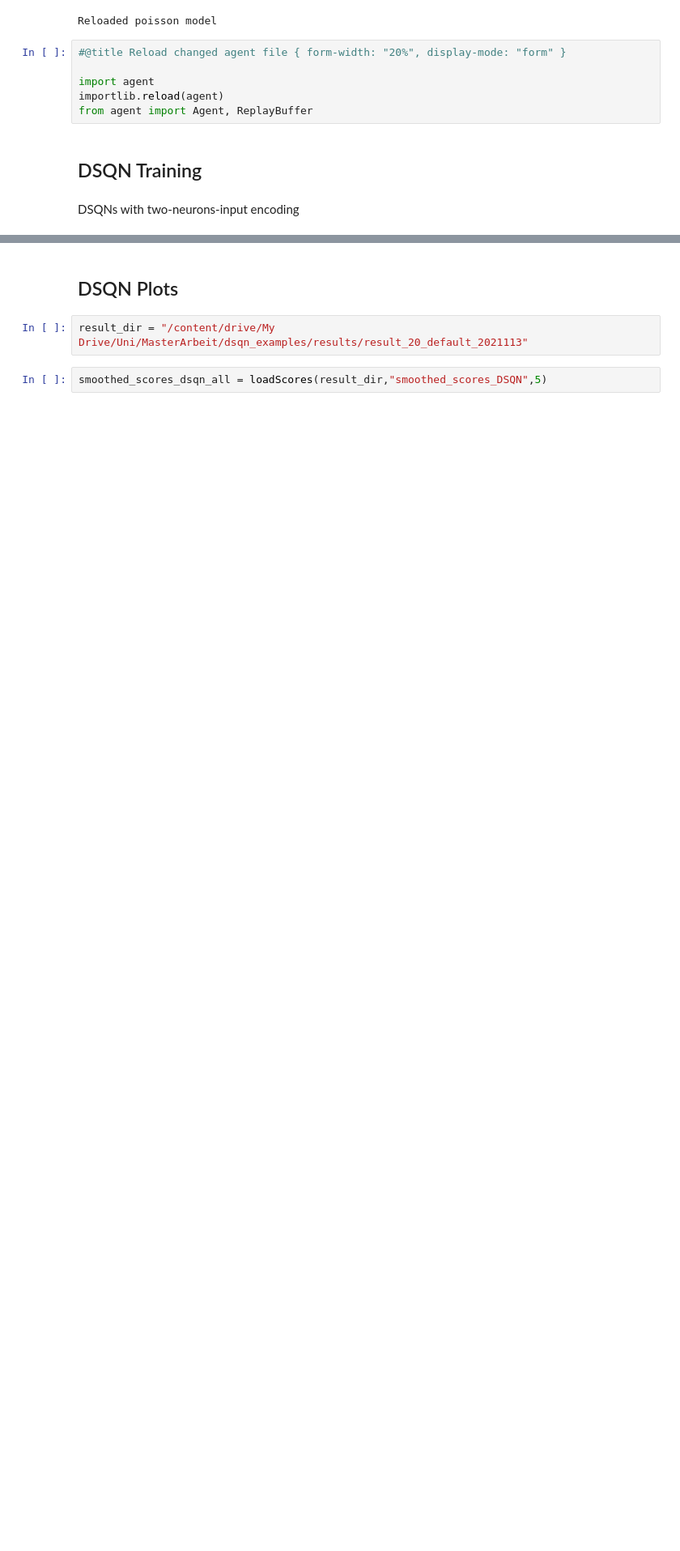
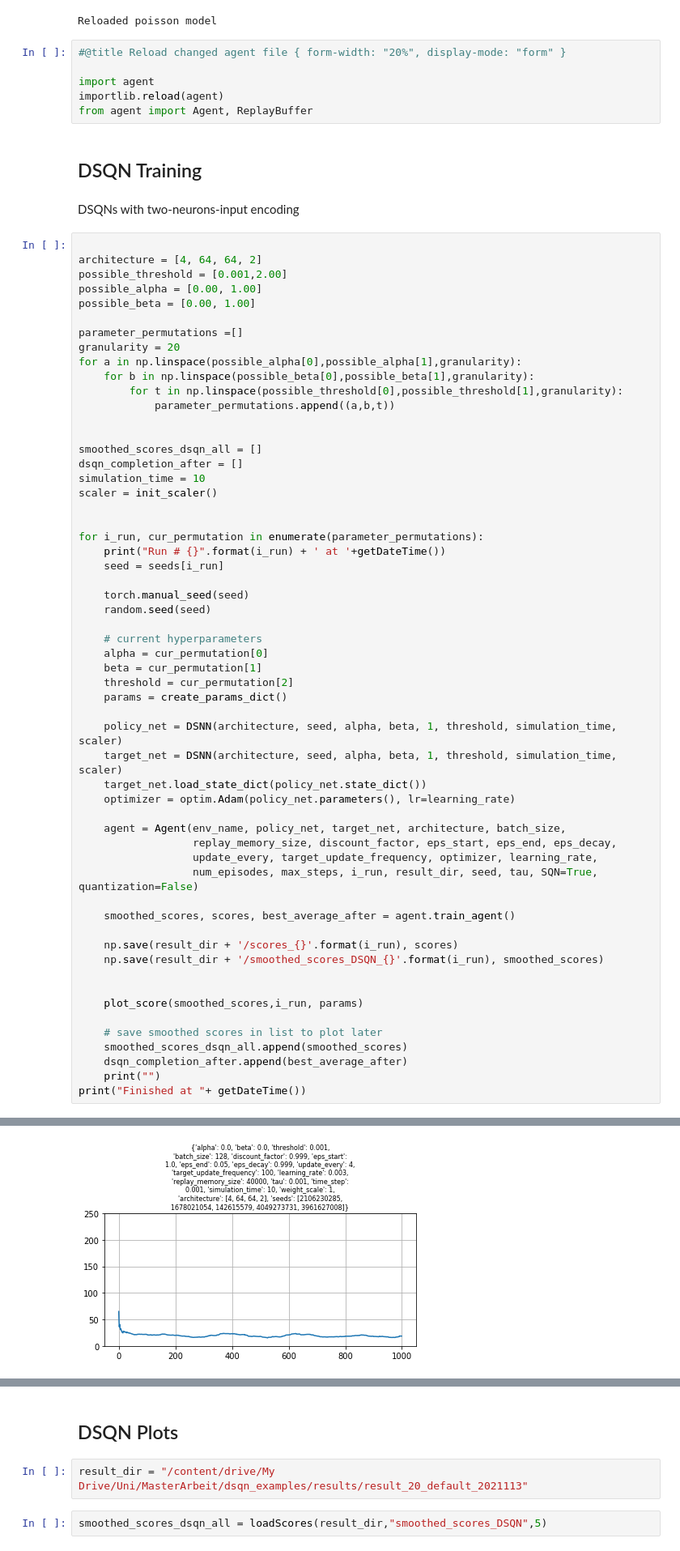
Before and after one commit to mensahd/dsqn_openaigym, a Jupyter notebook: DQN-Cartpole/training_q_learning.ipynb, the cells around one changed output, grey strips where cells are left out. Shown: that part at 81% size. Cells and saved outputs as stored; diff of their text form; blank space fills up the shorter version.

```diff
--- a/DQN-Cartpole/training_q_learning.ipynb
+++ b/DQN-Cartpole/training_q_learning.ipynb
@@ -324,3 +334,61 @@ from agent import Agent, ReplayBuffer
 ## DSQN Training
 # %% [markdown]
 DSQNs with two-neurons-input encoding
+# %%
+
+architecture = [4, 64, 64, 2]
+possible_threshold = [0.001,2.00]
+possible_alpha = [0.00, 1.00]
+possible_beta = [0.00, 1.00]
+
+parameter_permutations =[]
+granularity = 20
+for a in np.linspace(possible_alpha[0],possible_alpha[1],granularity):
+    for b in np.linspace(possible_beta[0],possible_beta[1],granularity):
+        for t in np.linspace(possible_threshold[0],possible_threshold[1],granularity):
+            parameter_permutations.append((a,b,t))
+
+
+smoothed_scores_dsqn_all = []
+dsqn_completion_after = []
+simulation_time = 10
+scaler = init_scaler()
+
+
+for i_run, cur_permutation in enumerate(parameter_permutations):
+    print("Run # {}".format(i_run) + ' at '+getDateTime())
+    seed = seeds[i_run]
+
+    torch.manual_seed(seed)
+    random.seed(seed)
+
+    # current hyperparameters
+    alpha = cur_permutation[0]
+    beta = cur_permutation[1]
+    threshold = cur_permutation[2]
+    params = create_params_dict()
+
+    policy_net = DSNN(architecture, seed, alpha, beta, 1, threshold, simulation_time, scaler)
+    target_net = DSNN(architecture, seed, alpha, beta, 1, threshold, simulation_time, scaler)
+    target_net.load_state_dict(policy_net.state_dict())
+    optimizer = optim.Adam(policy_net.parameters(), lr=learning_rate)
+
+    agent = Agent(env_name, policy_net, target_net, architecture, batch_size,
+                  replay_memory_size, discount_factor, eps_start, eps_end, eps_decay,
+                  update_every, target_update_frequency, optimizer, learning_rate,
+                  num_episodes, max_steps, i_run, result_dir, seed, tau, SQN=True, quantization=False)
+
+    smoothed_scores, scores, best_average_after = agent.train_agent()
+
+    np.save(result_dir + '/scores_{}'.format(i_run), scores)
+    np.save(result_dir + '/smoothed_scores_DSQN_{}'.format(i_run), smoothed_scores)
+
+
+    plot_score(smoothed_scores,i_run, params)
+
+    # save smoothed scores in list to plot later
+    smoothed_scores_dsqn_all.append(smoothed_scores)
+    dsqn_completion_after.append(best_average_after)
+    print("")
+print("Finished at "+ getDateTime())
+# %% [output]
@@ -326,0 +407 @@ DSQNs with two-neurons-input encoding
+[figure, added]
```
Also changed, not shown: parts of 5 cells of this notebook, 1 other file.
